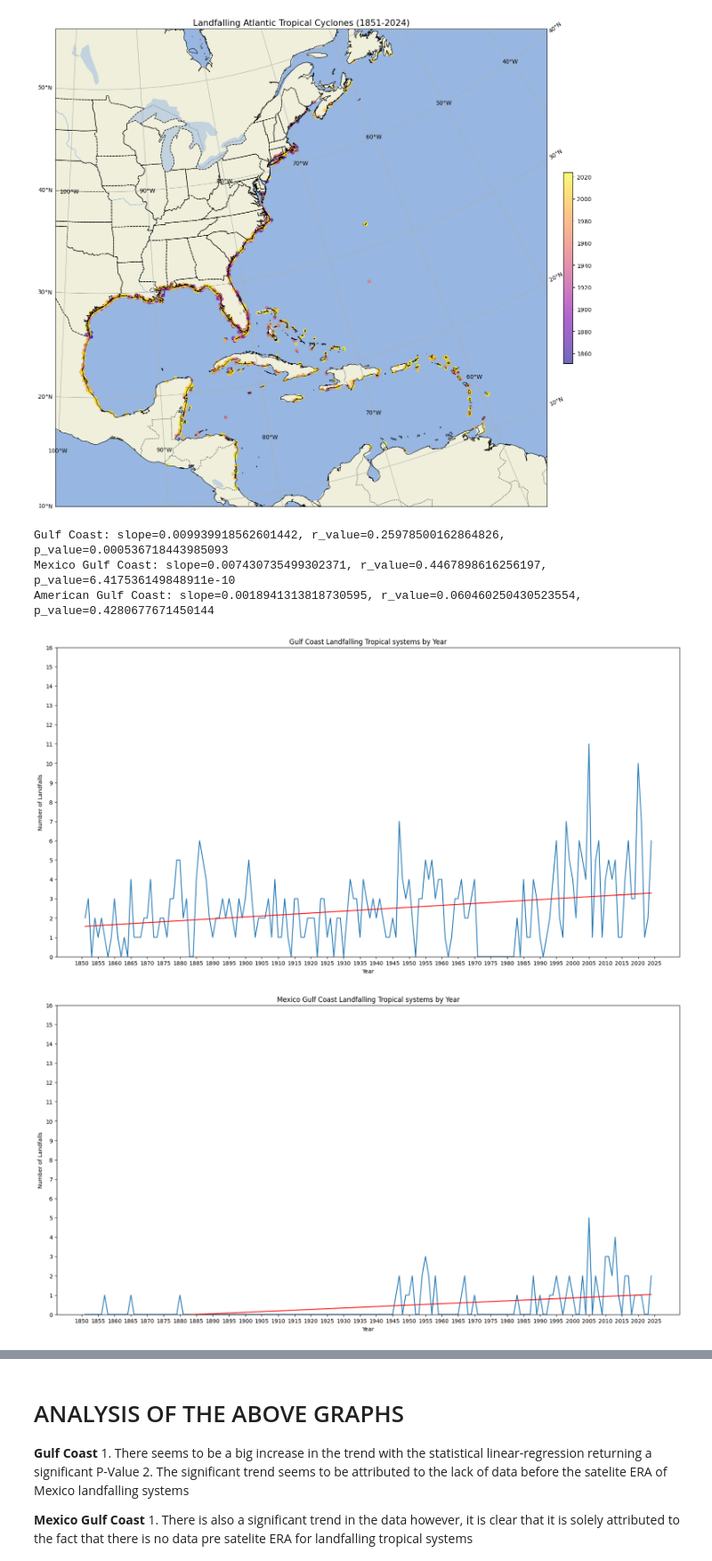
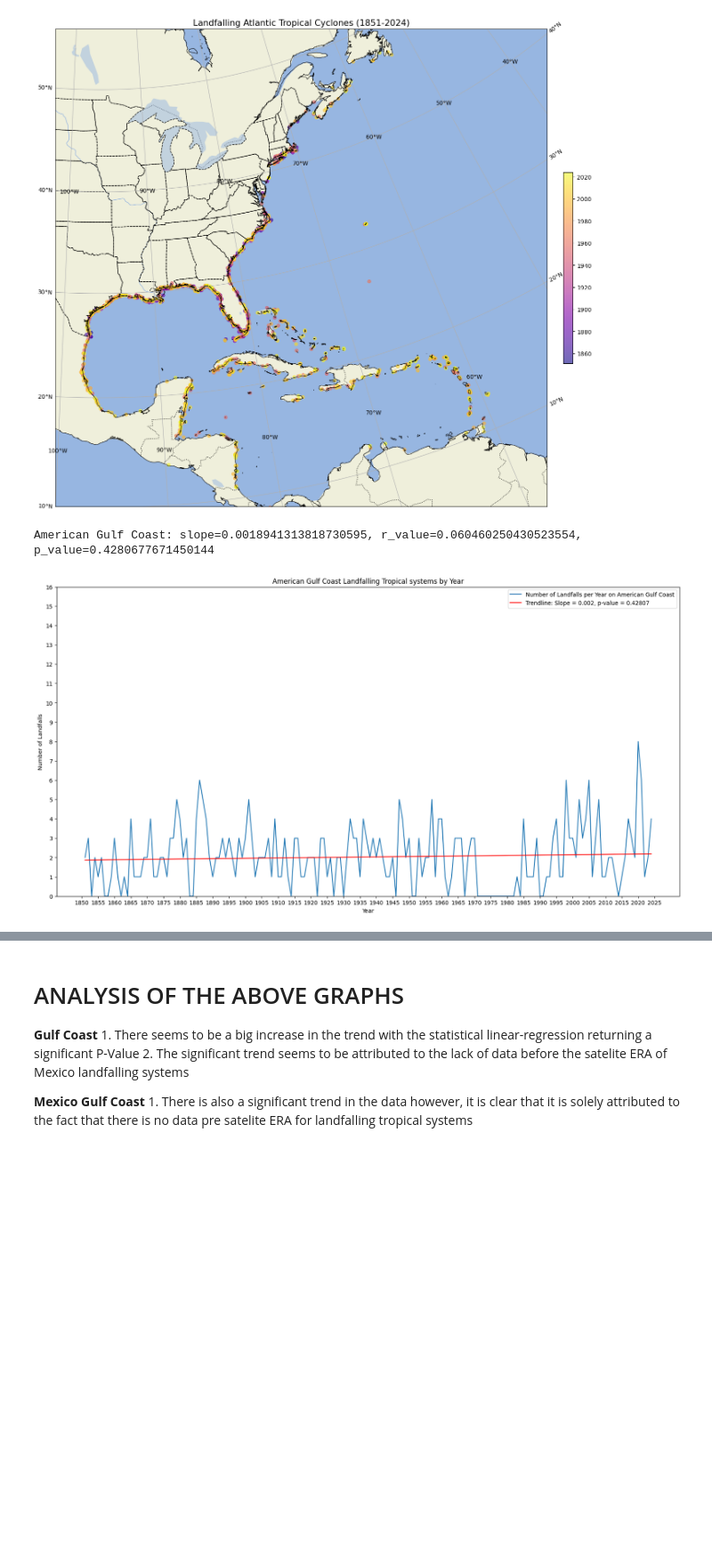
Before and after one commit to EP-Shark/Meteorology-Research-Dr.-Misra-, a Jupyter notebook: Hurdat2_analysis.ipynb, the cells around one changed output, grey strips where cells are left out. Shown at 89% size. Saved outputs shown, nothing was run; the diff lists cells and outputs as text; code cells hidden in the pictures; blank space fills up the shorter version.

Commit message:
made some Changes to the plots, working on how to move forward with fixing the gap between 1971 and 1983

```diff
--- a/Hurdat2_analysis.ipynb
+++ b/Hurdat2_analysis.ipynb
@@ -72,6 +72,7 @@ Landfall_only['lat_num'] = Landfall_only['Lat'].str.strip('N').astype(float)
 Landfall_only['lon_num'] = Landfall_only['lon'].str.strip('W').astype(float) * -1
 
 def assign_coast(lon,lat):
+    '''Function assigns a coastline to each landfalling storm based on the lat and lon location found in the hurdat2 Dataset'''
     coasts =[]
     #Mexico and Yucatan Bounding Box
     mexico_box = (-99 <= lon <= -90) and (18 <= lat <= 26)
@@ -86,7 +87,7 @@ def assign_coast(lon,lat):
     if us_box or mexico_box_with_yucatan:
         coasts.append("Gulf Coast")
     if mexico_box:
-        coasts.append('Mexico Gulf Coast')
+        coasts.append('Mexican Gulf Coast')
     if us_box:
         coasts.append('American Gulf Coast')
     #if lon >= -98 and lon <= -81.2 and lat >= 19 and lat <= 31:
@@ -142,41 +143,53 @@ Text(0.5, 1.0, 'Landfalling Atlantic Tropical Cyclones (1851-2024)')
 #           - lets look at whole gulf coast from 1940 to present
 #           - Lets look at american gulf coast from 1940 to present
 
+# New task
+# - make the American gulf
+
 # Gulf coast is completed: *Caveate we are gonna look at differences between the mexican coast and whole coast to see why the trend becomes apparent
-coasts = ["Gulf Coast", "Mexico Gulf Coast", "American Gulf Coast"] # add other coastlines as needed
-def plot_landfall_frequency(coasts):
+coasts = ["American Gulf Coast",
+          #"Gulf Coast",
+          #"Mexican Gulf Coast"
+         ] # add other coastlines as needed
+def plot_landfall_frequency(coasts, save_freq = False):
+
+    '''Function that takes the coastlines from the assign coastlines functions and then uses that to plot the frequency of landfalling tropical system by year for each coastline given in the coasts list'''
+
     for coast in coasts:
         coast_data = Landfall_only[Landfall_only['Coast Line'].str.contains(coast, na=False)]
         coast_data_altered = coast_data.drop_duplicates(subset=['storm_name','storm_id','year','Coast Line'])
         all_years = np.arange(Landfall_only['year'].min(), Landfall_only['year'].max()+1)
         frequency = coast_data_altered.groupby('year').size().reindex(all_years, fill_value=0)
         ## Plotting the frequency ##
         fig, ax = plt.subplots(figsize=(20, 10))
-        ax.plot(frequency.index, frequency)
+        ax.plot(frequency.index, frequency, label=f'Number of Landfalls per Year on {coast}')
         ax.set_title(f'{coast} Landfalling Tropical systems by Year')
         ax.set_xlabel("Year")
         ax.set_ylabel("Number of Landfalls")
         x_range = np.arange(1850, 2026, 5)
         ax.set_xticks(x_range)
         ax.set_yticks([0,1,2,3,4,5,6,7,8,9,10,11,12,13,14,15,16])
         ax.set_ylim(bottom=0)
-        # Add a legend #
         # Creating a trend line #
         years = frequency.index.astype(int)
         counts = frequency.values
-        #ax.set_yticks(counts + 1)
         z = np.polyfit (years, counts, 1)
         p = np.poly1d(z)
-        plt.plot(years, p(years), "r-")
         # Adding a linear regression line for each plot using scipy #
         slope, intercept, r_value, p_value, std_err = stats.linregress(years, counts)
+        trend_labels = f"Trendline: Slope = {slope:.3f}, p-value = {p_value:.5f}"
         print(f'{coast}: slope={slope}, r_value={r_value}, p_value={p_value}')
+        Trendline = ax.plot(years, intercept + slope * years, "r-", label=trend_labels)
+        ## Adding a Legend ##
+        ax.legend()
+        # Allows the user to save the frequency as a .txt file #
+        if save_freq:
+            frequency.name = 'count'
+            frequency.to_csv(f'{coast.replace(' ','_')}_Landfall_frequency.txt', header=True, sep=':', index_label='Year')
     return
 
-plot_landfall_frequency(coasts)
+plot_landfall_frequency(coasts, #save_freq=True #Uncomment to save frequency as a txt file
+)
 # %% [output]
-Gulf Coast: slope=0.009939918562601442, r_value=0.25978500162864826, p_value=0.000536718443985093
-Mexico Gulf Coast: slope=0.007430735499302371, r_value=0.4467898616256197, p_value=6.417536149848911e-10
 American Gulf Coast: slope=0.0018941313818730595, r_value=0.060460250430523554, p_value=0.4280677671450144
-[figure, old version]
+[figure, new version]
-[figure, removed]
```
Also changed, not shown: parts of 1 cell of this notebook, 1 other file.
